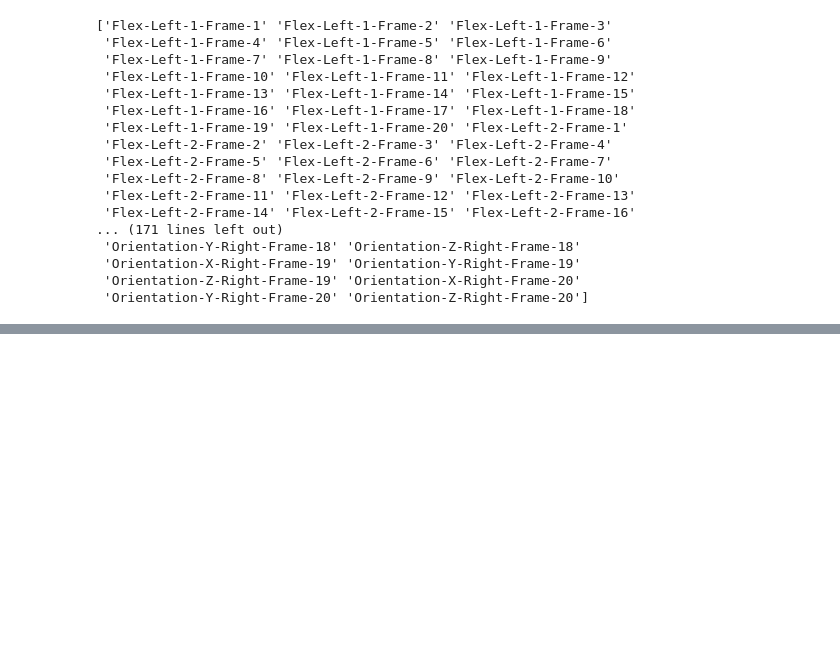
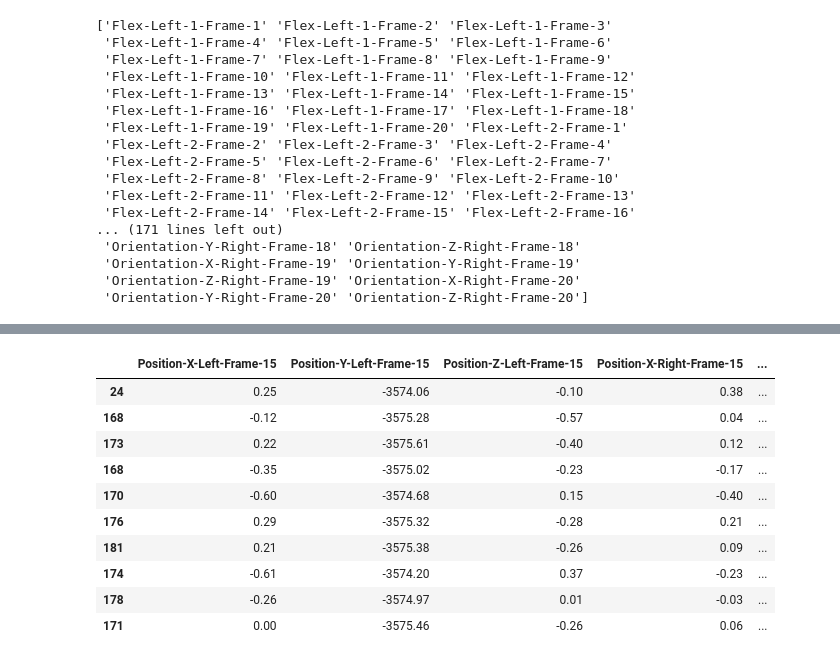
Before and after one commit to MouadFiali/magic-gloves, a Jupyter notebook: sensor_data_eda.ipynb, the cells around one changed output, grey strips where cells are left out. Cells and saved outputs as stored; diff of their text form; code cells hidden in the pictures; blank space fills up the shorter version.

```diff
--- a/sensor_data_eda.ipynb
+++ b/sensor_data_eda.ipynb
@@ -41,0 +85,14 @@ df.head()
+# %%
+df[['Position-X-Left-Frame-15','Position-Y-Left-Frame-15','Position-Z-Left-Frame-15', 'Position-X-Right-Frame-15','Position-Y-Right-Frame-15','Position-Z-Right-Frame-15']].head(10)
+# %% [output]
+|  | Position-X-Left-Frame-15 | Position-Y-Left-Frame-15 | Position-Z-Left-Frame-15 | Position-X-Right-Frame-15 | ... |
+| 24 | 0.25 | -3574.06 | -0.10 | 0.38 | ... |
+| 168 | -0.12 | -3575.28 | -0.57 | 0.04 | ... |
+| 173 | 0.22 | -3575.61 | -0.40 | 0.12 | ... |
+| 168 | -0.35 | -3575.02 | -0.23 | -0.17 | ... |
+| 170 | -0.60 | -3574.68 | 0.15 | -0.40 | ... |
+| 176 | 0.29 | -3575.32 | -0.28 | 0.21 | ... |
+| 181 | 0.21 | -3575.38 | -0.26 | 0.09 | ... |
+| 174 | -0.61 | -3574.20 | 0.37 | -0.23 | ... |
+| 178 | -0.26 | -3574.97 | 0.01 | -0.03 | ... |
+| 171 | 0.00 | -3575.46 | -0.26 | 0.06 | ... |
```
Also changed, not shown: parts of 8 cells of this notebook, 2 other files.
